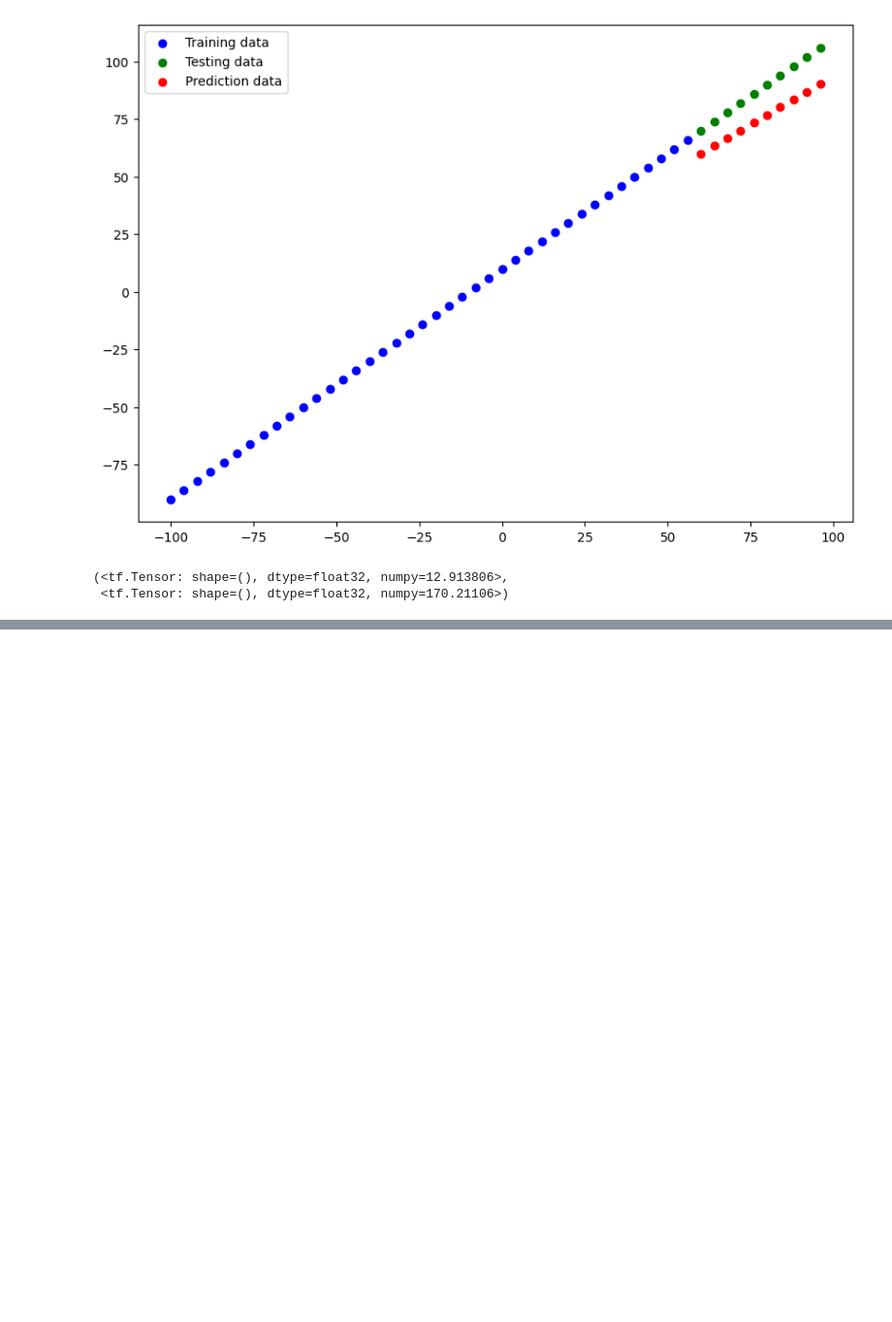
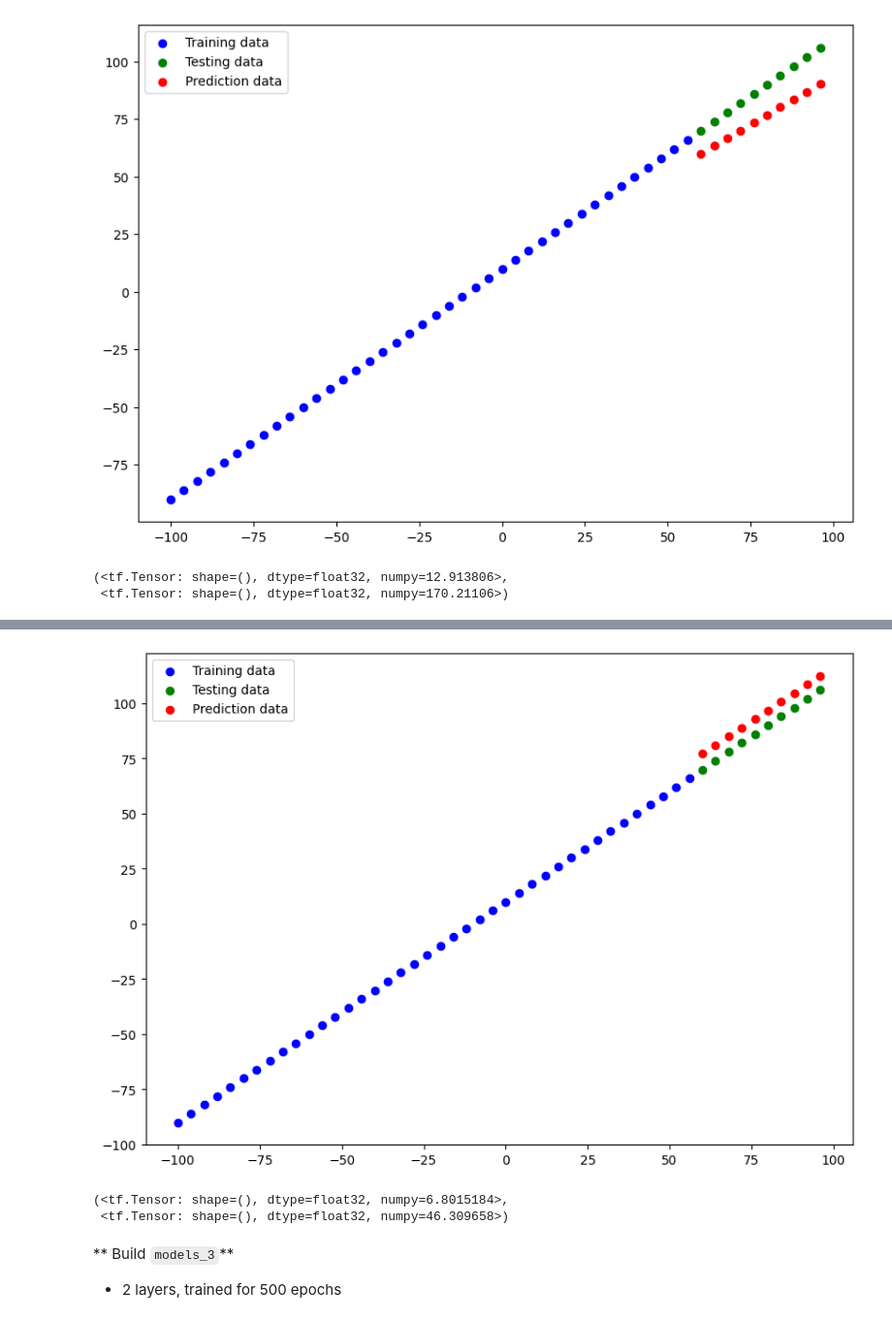
Before and after one commit to Hardtophead/Learn_DL_With_Tensorflow, a Jupyter notebook: 01_neural_network_regression_in_tensorflow_video.ipynb, the cells around one changed output, grey strips where cells are left out. Shown at 97% size. Saved outputs shown, nothing was run; the diff lists cells and outputs as text; code cells hidden in the pictures; blank space fills up the shorter version.

Commit message:
Setting up TensorFlow modelling experiments part 2 (increasing complexity)

```diff
--- a/01_neural_network_regression_in_tensorflow_video.ipynb
+++ b/01_neural_network_regression_in_tensorflow_video.ipynb
@@ -775,0 +818,5 @@ mae_1, mse_1
+# %%
+# Make and plot predictions for model_2
+y_preds_2 = model.predict(y_test)
+plot_prediction(predictions=y_preds_2)
+# %% [output]
@@ -775,0 +824,13 @@ mae_1, mse_1
+[figure, added]
+# %%
+mae_2 = mae(y_test, y_preds_2)
+mse_2 = mse(y_test, y_preds_2)
+
+mae_2, mse_2
+# %% [output]
+(<tf.Tensor: shape=(), dtype=float32, numpy=6.8015184>,
+ <tf.Tensor: shape=(), dtype=float32, numpy=46.309658>)
+# %% [markdown]
+** Build `models_3`**
+
+* 2 layers, trained for 500 epochs
```
Also changed, not shown: parts of 6 cells of this notebook.
